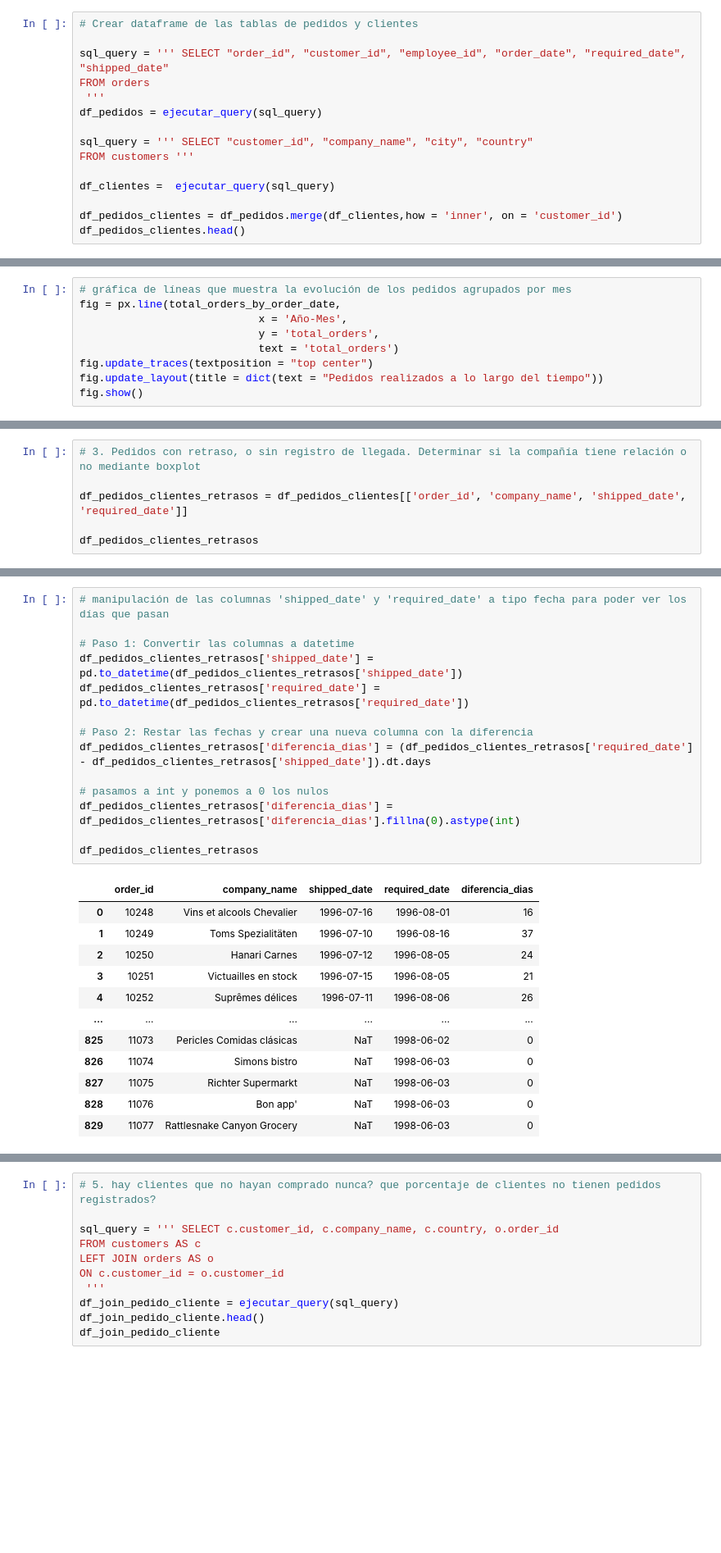
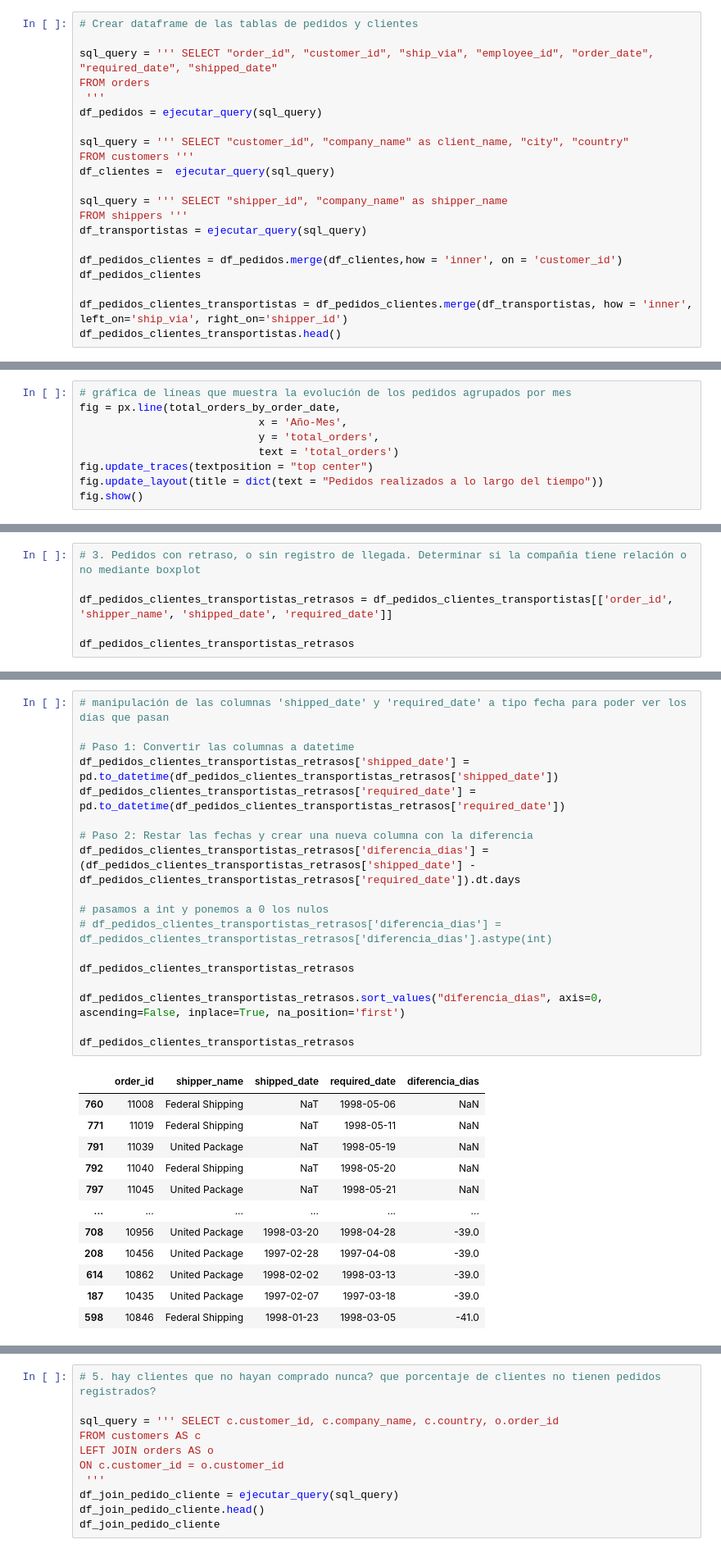
Before and after one commit to CarlEstP/python_data, a Jupyter notebook: mi_solucion.ipynb, the cells around one changed output, grey strips where cells are left out. Shown at 82% size. Drawn from its saved outputs; the diff is of its cells as text; blank space fills up the shorter version.

```diff
--- a/solucion.ipynb
+++ b/mi_solucion.ipynb
@@ -232,16 +232,22 @@ df_employees_report_to
 # %%
 # Crear dataframe de las tablas de pedidos y clientes
 
-sql_query = ''' SELECT "order_id", "customer_id", "employee_id", "order_date", "required_date", "shipped_date"
+sql_query = ''' SELECT "order_id", "customer_id", "ship_via", "employee_id", "order_date", "required_date", "shipped_date"
 FROM orders
  '''
 df_pedidos = ejecutar_query(sql_query)
 
-sql_query = ''' SELECT "customer_id", "company_name", "city", "country"
+sql_query = ''' SELECT "customer_id", "company_name" as client_name, "city", "country"
 FROM customers '''
-
 df_clientes =  ejecutar_query(sql_query)
 
+sql_query = ''' SELECT "shipper_id", "company_name" as shipper_name
+FROM shippers '''
+df_transportistas = ejecutar_query(sql_query)
+
 df_pedidos_clientes = df_pedidos.merge(df_clientes,how = 'inner', on = 'customer_id')
-df_pedidos_clientes.head()
+df_pedidos_clientes
+
+df_pedidos_clientes_transportistas = df_pedidos_clientes.merge(df_transportistas, how = 'inner', left_on='ship_via', right_on='shipper_id')
+df_pedidos_clientes_transportistas.head()
 # %% [output]
@@ -345,7 +408,7 @@ fig.show()
 # %%
 # 3. Pedidos con retraso, o sin registro de llegada. Determinar si la compañía tiene relación o no mediante boxplot
 
-df_pedidos_clientes_retrasos = df_pedidos_clientes[['order_id', 'company_name', 'shipped_date', 'required_date']]
+df_pedidos_clientes_transportistas_retrasos = df_pedidos_clientes_transportistas[['order_id', 'shipper_name', 'shipped_date', 'required_date']]
 
-df_pedidos_clientes_retrasos
+df_pedidos_clientes_transportistas_retrasos
 # %% [output]
@@ -365,28 +428,32 @@ df_pedidos_clientes_retrasos
 # %%
 # manipulación de las columnas 'shipped_date' y 'required_date' a tipo fecha para poder ver los días que pasan
 
 # Paso 1: Convertir las columnas a datetime
-df_pedidos_clientes_retrasos['shipped_date'] = pd.to_datetime(df_pedidos_clientes_retrasos['shipped_date'])
-df_pedidos_clientes_retrasos['required_date'] = pd.to_datetime(df_pedidos_clientes_retrasos['required_date'])
+df_pedidos_clientes_transportistas_retrasos['shipped_date'] = pd.to_datetime(df_pedidos_clientes_transportistas_retrasos['shipped_date'])
+df_pedidos_clientes_transportistas_retrasos['required_date'] = pd.to_datetime(df_pedidos_clientes_transportistas_retrasos['required_date'])
 
 # Paso 2: Restar las fechas y crear una nueva columna con la diferencia
-df_pedidos_clientes_retrasos['diferencia_dias'] = (df_pedidos_clientes_retrasos['required_date'] - df_pedidos_clientes_retrasos['shipped_date']).dt.days
+df_pedidos_clientes_transportistas_retrasos['diferencia_dias'] = (df_pedidos_clientes_transportistas_retrasos['shipped_date'] - df_pedidos_clientes_transportistas_retrasos['required_date']).dt.days
 
 # pasamos a int y ponemos a 0 los nulos
-df_pedidos_clientes_retrasos['diferencia_dias'] = df_pedidos_clientes_retrasos['diferencia_dias'].fillna(0).astype(int)
+# df_pedidos_clientes_transportistas_retrasos['diferencia_dias'] = df_pedidos_clientes_transportistas_retrasos['diferencia_dias'].astype(int)
 
-df_pedidos_clientes_retrasos
+df_pedidos_clientes_transportistas_retrasos
+
+df_pedidos_clientes_transportistas_retrasos.sort_values("diferencia_dias", axis=0, ascending=False, inplace=True, na_position='first')
+
+df_pedidos_clientes_transportistas_retrasos
 # %% [output]
-|  | order_id | company_name | shipped_date | required_date | diferencia_dias |
-| 0 | 10248 | Vins et alcools Chevalier | 1996-07-16 | 1996-08-01 | 16 |
-| 1 | 10249 | Toms Spezialitäten | 1996-07-10 | 1996-08-16 | 37 |
-| 2 | 10250 | Hanari Carnes | 1996-07-12 | 1996-08-05 | 24 |
-| 3 | 10251 | Victuailles en stock | 1996-07-15 | 1996-08-05 | 21 |
-| 4 | 10252 | Suprêmes délices | 1996-07-11 | 1996-08-06 | 26 |
+|  | order_id | shipper_name | shipped_date | required_date | diferencia_dias |
+| 760 | 11008 | Federal Shipping | NaT | 1998-05-06 | NaN |
+| 771 | 11019 | Federal Shipping | NaT | 1998-05-11 | NaN |
+| 791 | 11039 | United Package | NaT | 1998-05-19 | NaN |
+| 792 | 11040 | Federal Shipping | NaT | 1998-05-20 | NaN |
+| 797 | 11045 | United Package | NaT | 1998-05-21 | NaN |
 | ... | ... | ... | ... | ... | ... |
-| 825 | 11073 | Pericles Comidas clásicas | NaT | 1998-06-02 | 0 |
-| 826 | 11074 | Simons bistro | NaT | 1998-06-03 | 0 |
-| 827 | 11075 | Richter Supermarkt | NaT | 1998-06-03 | 0 |
-| 828 | 11076 | Bon app' | NaT | 1998-06-03 | 0 |
-| 829 | 11077 | Rattlesnake Canyon Grocery | NaT | 1998-06-03 | 0 |
+| 708 | 10956 | United Package | 1998-03-20 | 1998-04-28 | -39.0 |
+| 208 | 10456 | United Package | 1997-02-28 | 1997-04-08 | -39.0 |
+| 614 | 10862 | United Package | 1998-02-02 | 1998-03-13 | -39.0 |
+| 187 | 10435 | United Package | 1997-02-07 | 1997-03-18 | -39.0 |
+| 598 | 10846 | Federal Shipping | 1998-01-23 | 1998-03-05 | -41.0 |
 830 rows × 5 columns
```
Also changed, not shown: parts of 37 cells of this notebook, 2 other files.
